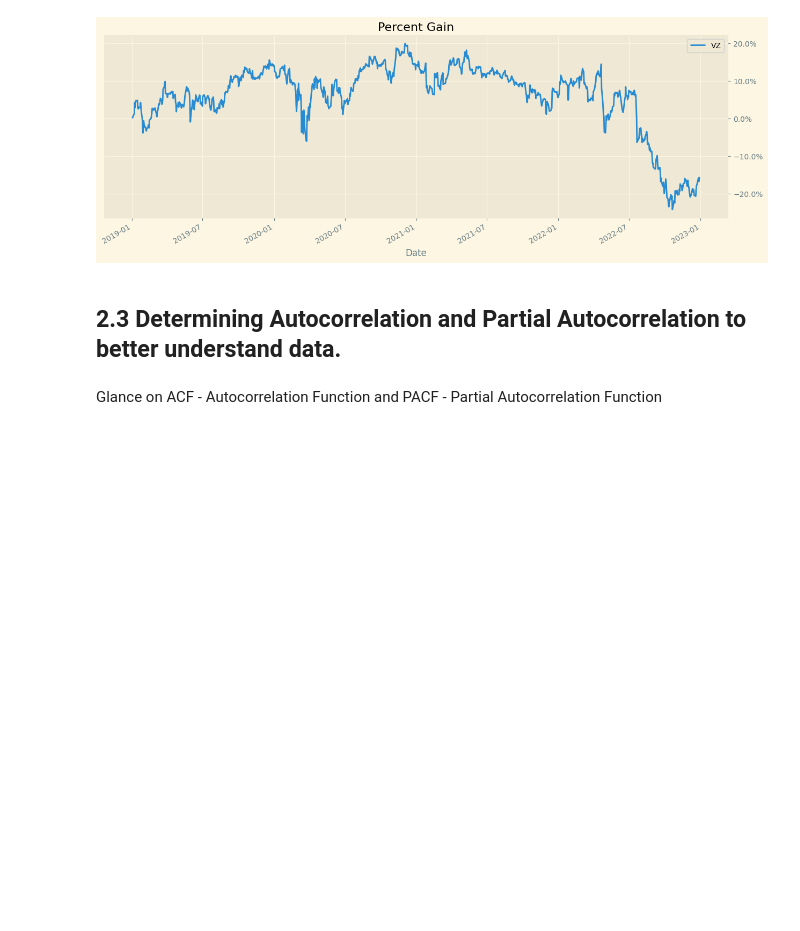
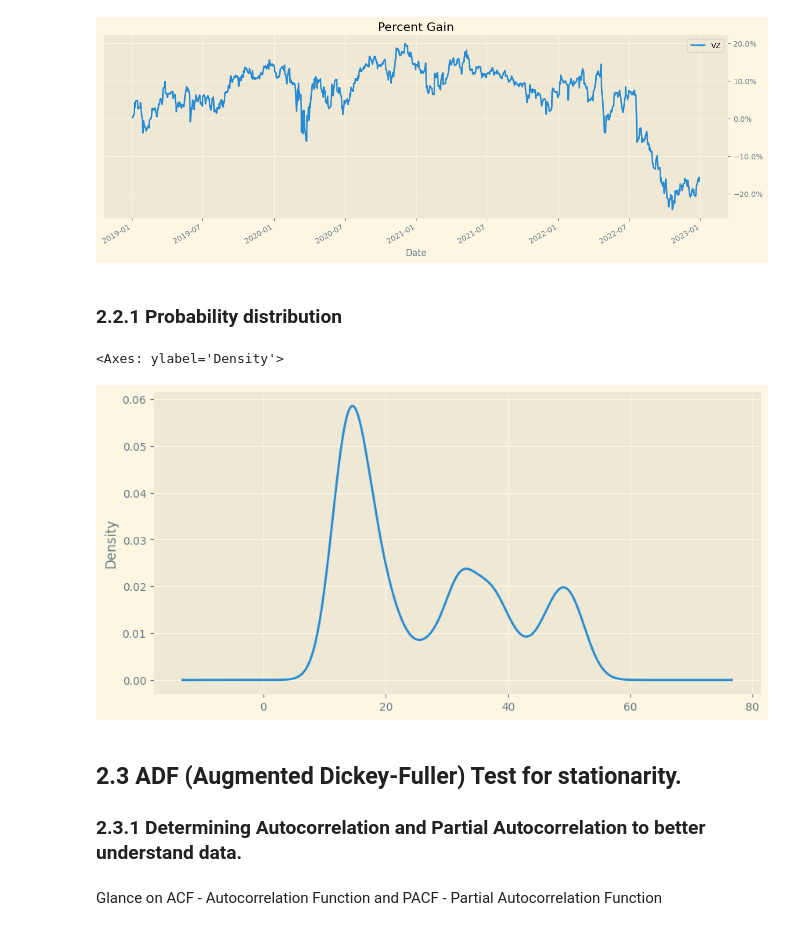
Before and after one commit to Folongton/Stock-Analysis, a Jupyter notebook: P1-Indicators-Chart-Analysis/P2-Modeling-Feature_Ingeneering.ipynb, the cells around one changed output. Drawn from its saved outputs; the diff is of its cells as text; code cells hidden in the pictures; blank space fills up the shorter version.

```diff
--- a/P1-Indicators-Chart-Analysis/P2-Modeling-Feature_Ingeneering.ipynb
+++ b/P1-Indicators-Chart-Analysis/P2-Modeling-Feature_Ingeneering.ipynb
@@ -49,8 +59,18 @@ df['Close'][:].plot(figsize=(12,5), title=' VZ Adjusted Daily Close Price Growth
 AV_Plots.plot_prct_gain(['VZ'], '2019-01-01', '2022-12-31')
 # %% [output]
 [figure]
+# %% [markdown]
+### 2.2.1 Probability distribution
+# %%
+#Distribution of the dataset
+df_close = df['Close']
+df_close.plot(kind='kde')
+# %% [output]
+<Axes: ylabel='Density'>
+[figure, added]
 # %% [markdown]
-## 2.3 Determining Autocorrelation and Partial Autocorrelation to better understand data.
+## 2.3 ADF (Augmented Dickey-Fuller) Test for stationarity.
+### 2.3.1 Determining Autocorrelation and Partial Autocorrelation to better understand data.
 # %% [markdown]
 Glance on ACF - Autocorrelation Function and PACF - Partial Autocorrelation Function
 # %%
```
Also changed, not shown: parts of 36 cells of this notebook.
